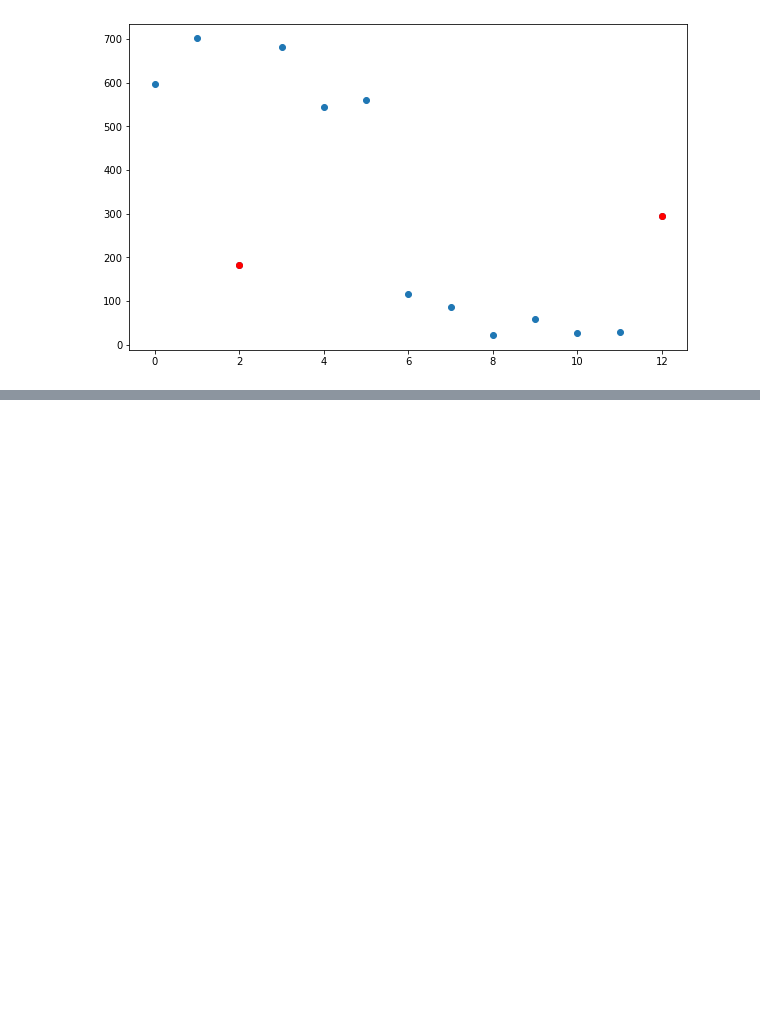
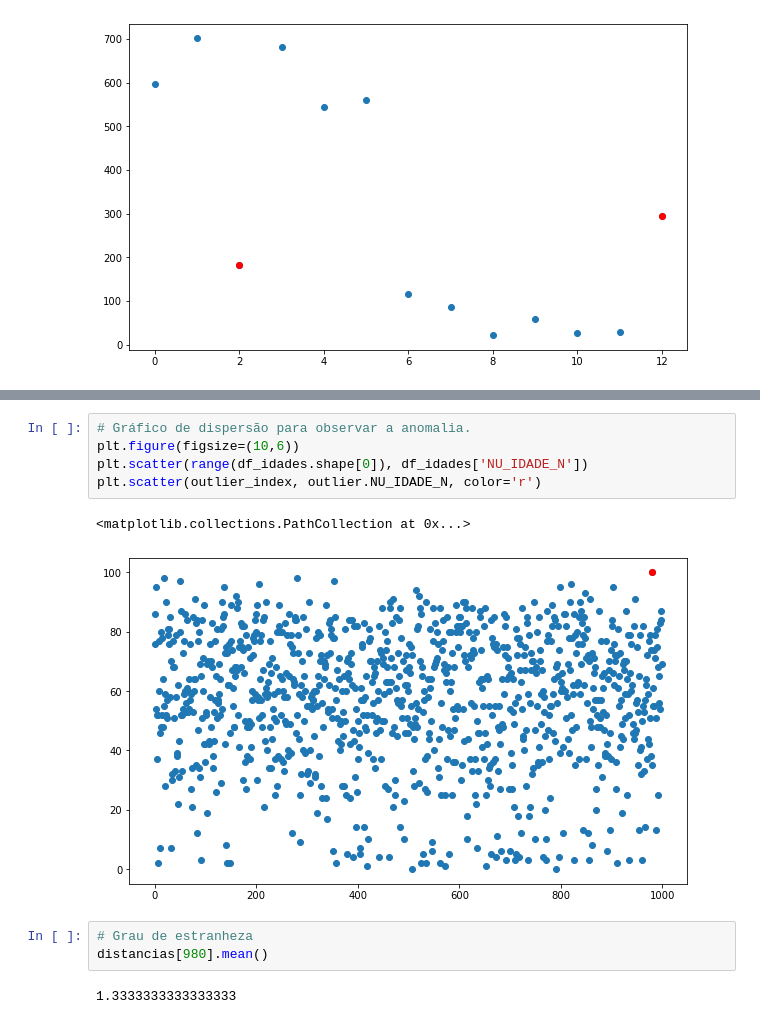
Before and after one commit to endhel/SRAG-Agrupamento-Deteccao-De-Anomalia, a Jupyter notebook: SRAG-Agrupamento-Deteccao-Anomalias.ipynb, the cells around one changed output, grey strips where cells are left out. Saved outputs shown, nothing was run; the diff lists cells and outputs as text; blank space fills up the shorter version.

```diff
--- a/SRAG-Agrupamento-Deteccao-Anomalias.ipynb
+++ b/SRAG-Agrupamento-Deteccao-Anomalias.ipynb
@@ -918,0 +1005,13 @@ df_sintomas
+# %%
+# Gráfico de dispersão para observar a anomalia.
+plt.figure(figsize=(10,6))
+plt.scatter(range(df_idades.shape[0]), df_idades['NU_IDADE_N'])
+plt.scatter(outlier_index, outlier.NU_IDADE_N, color='r')
+# %% [output]
+<matplotlib.collections.PathCollection at 0x...>
+[figure, added]
+# %%
+# Grau de estranheza
+distancias[980].mean()
+# %% [output]
+1.3333333333333333
```
Also changed, not shown: parts of 22 cells of this notebook.
